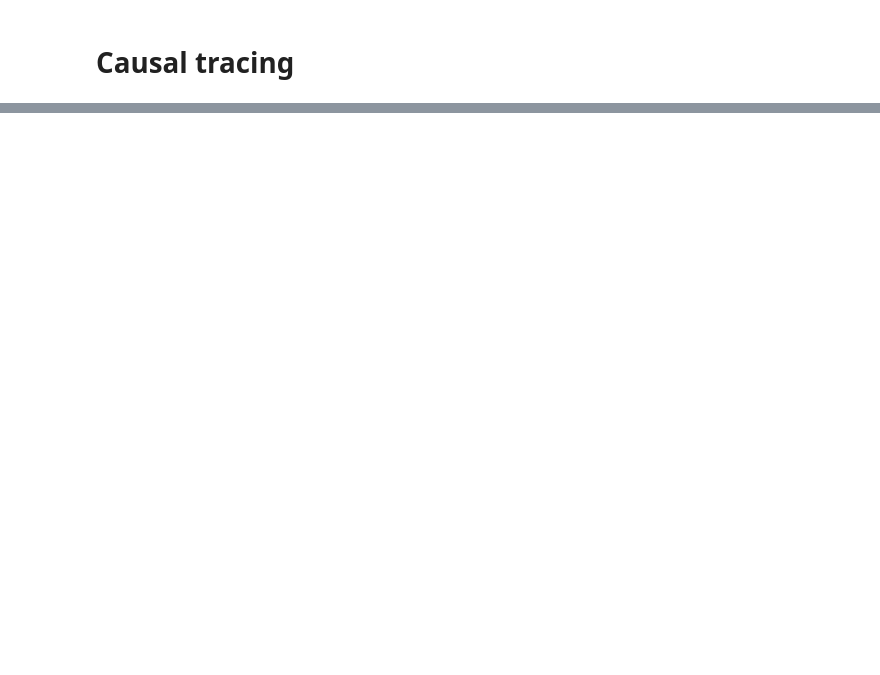
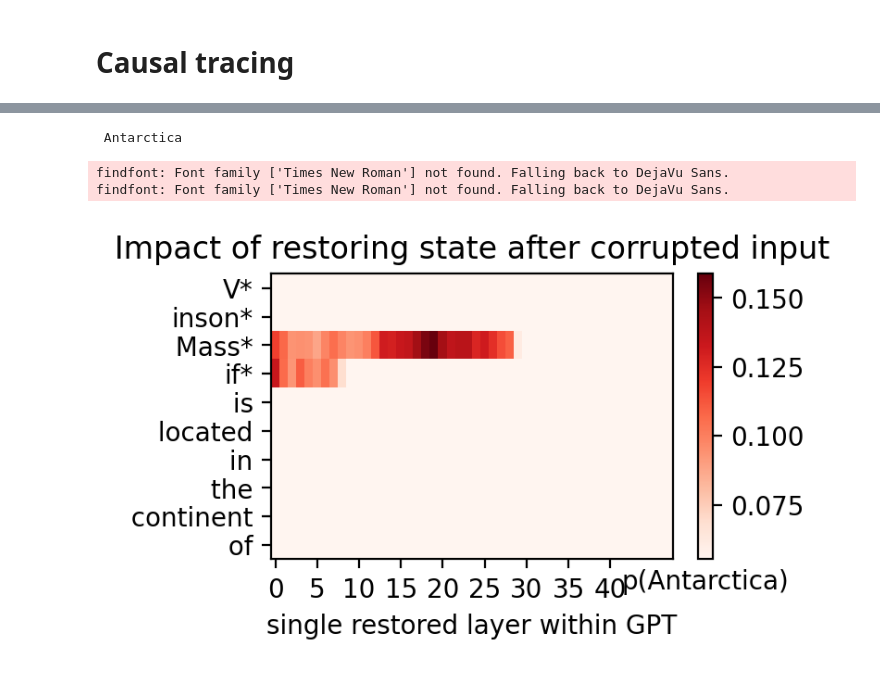
Before and after one commit to qfeuilla/memit_experiments, a Jupyter notebook: exeprimentations.ipynb, the cells around one changed output, grey strips where cells are left out. Cells and saved outputs as stored; diff of their text form; code cells hidden in the pictures; blank space fills up the shorter version.

Commit message:
feat: causal tracing done

```diff
--- a/exeprimentations.ipynb
+++ b/exeprimentations.ipynb
@@ -141,7 +157,3 @@ torch.Size([2, 50257])
-# %%
-prompt_datasets = [
-    ("The Space Needle is in the city of", " Seatle"),
-]
 # %%
 @dataclass
 class Patches():
@@ -188,16 +204,26 @@ class Patches():
     def filter_hook_to_patch(self, name):
         return name in self.patches
 # %%
-def forward_with_patch(
+def patched_forward(
         model : EasyTransformer,
         inputs : List[str],
         answer_token : int,
         patches : Patches
     ):
+    assert len(inputs) > 1, "you must use at least two inputs to be able to patch"
+
+    model.reset_hooks()
     processed_hooks = [
         (layername(_type="embed"), patches.embed_hook),
         (patches.filter_hook_to_patch, patches.layer_hook)
     ]
+    outputs = model.run_with_hooks(inputs, fwd_hooks=processed_hooks)
+    model.reset_hooks()
 
-    outputs = model.run_with_hooks(inputs, fwd_hooks=processed_hooks)
+    probs = torch.softmax(outputs[1:, -1, :], dim=1).mean(dim=0)[answer_token]
+
+    if patches.log:
+        print("forward pass done")
+
+    return probs
 # %%
@@ -214,0 +286,20 @@ blocks.2.hook_attn_out is being patched
+# %%
+def find_token_range(model : EasyTransformer, tokens : List[int], subject : str) -> Tuple[int, int]:
+    detok = inputs_detoks(model, [tokens])[0]
+    whole_string = "".join(detok)
+
+    assert subject in whole_string, "The subject must be included in the prompt"
+
+    sub_loc = whole_string.index(subject)
+    loc = 0
+
+    tokens_to_mix = [None, None]
+    for i, d in enumerate(detok):
+        loc += len(d)
+        if tokens_to_mix[0] is None and loc > sub_loc:
+            tokens_to_mix[0] = i
+        if tokens_to_mix[1] is None and loc >= sub_loc + len(subject):
+            tokens_to_mix[1] = i + 1
+            break
+
+    return tokens_to_mix
@@ -214,0 +350,2 @@ blocks.2.hook_attn_out is being patched
+# %%
+result = causal_tracing(model, prompt_datasets[0][0], prompt_datasets[0][1], "resid_post", noise=0.12)
@@ -214,0 +595,10 @@ blocks.2.hook_attn_out is being patched
+# %%
+print(result["answer"])
+# %% [output]
+ Antarctica
+# %%
+plot_trace_heatmap(result)
+# %% [output]
+findfont: Font family ['Times New Roman'] not found. Falling back to DejaVu Sans.
+findfont: Font family ['Times New Roman'] not found. Falling back to DejaVu Sans.
+[figure, added]
```
Also changed, not shown: parts of 12 cells of this notebook, 4 other files.
